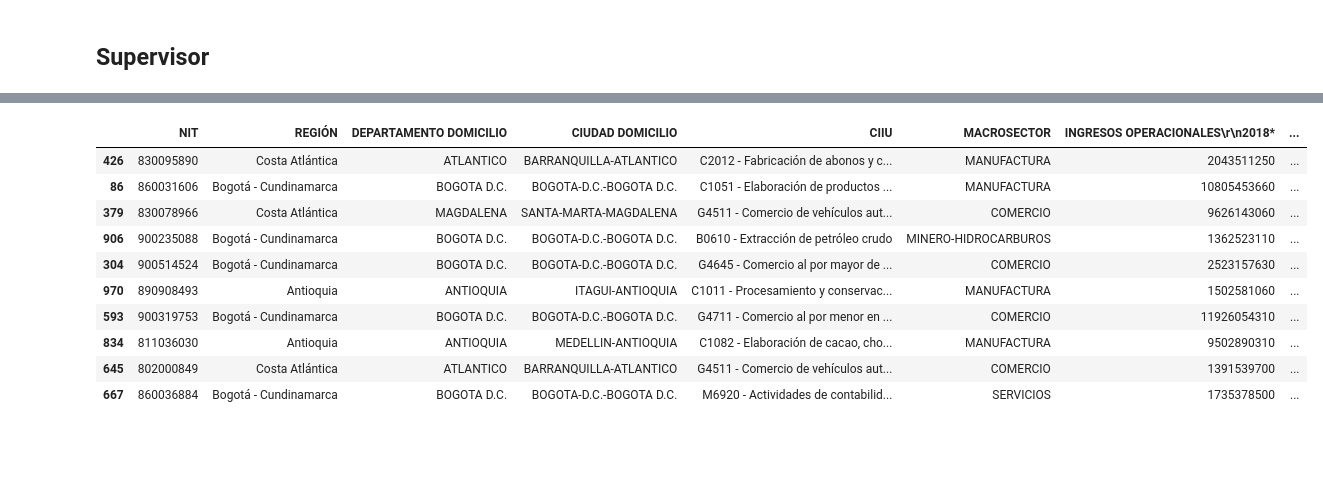
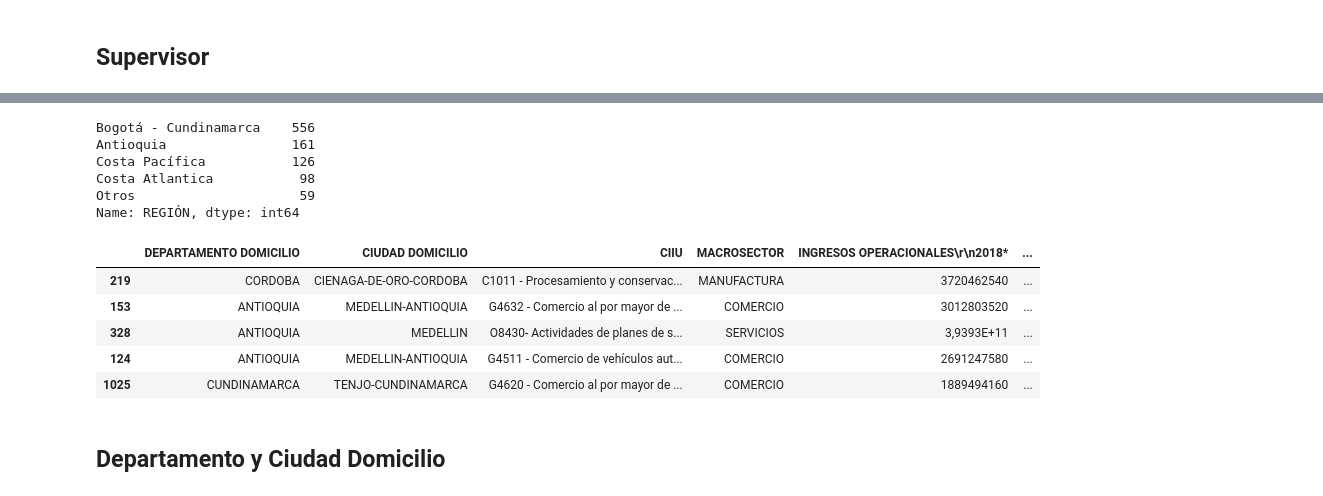
Before and after one commit to JESUSDAVIDBARRIOS/repo_labs_BI, a Jupyter notebook: lab2/entendimiento_limpieza.ipynb, the cells around one changed output, grey strips where cells are left out. Saved outputs shown, nothing was run; the diff lists cells and outputs as text; code cells hidden in the pictures; blank space fills up the shorter version.

```diff
--- a/lab2/entendimiento_limpieza.ipynb
+++ b/lab2/entendimiento_limpieza.ipynb
@@ -132,3 +127,7 @@ df.sample(10)
 # %%
+# Como se encontraron duplicados en la variable NIT, se procede a eliminarlos
+df.drop_duplicates(subset='NIT', inplace=True)
+print("Número de filas: ", df.shape[0])
+
 # Se elimina la columna 'Razon social' y 'No.' ya que no aportan información relevante
-df = df.drop(['RAZON SOCIAL', 'No.'], axis=1)
+df = df.drop(['RAZON SOCIAL', 'No.', 'NIT'], axis=1)
@@ -146,2 +147,11 @@ SUPERVIGILANCIA      9
 SUPERSUCIEDADES      4
 Name: SUPERVISOR, dtype: int64
+# %%
+# En la coluna 'SUPERVISOR' se reemplazan los valores 'SUPERSUCIEDADES' por 'SUPERSOCIEDADES'
+df['SUPERVISOR'] = df['SUPERVISOR'].replace('SUPERSUCIEDADES', 'SUPERSOCIEDADES')
+# One hot encoder para la columna supervisor
+from random import sample
+
+
+df = pd.get_dummies(df, columns=['SUPERVISOR'], prefix=['SUPERVISOR'])
+df.sample(5)
@@ -148,19 +181,32 @@ Name: SUPERVISOR, dtype: int64
+# %%
+# Se cambian valores núlos de la columna 'REGIÓN' por la moda
+df['REGIÓN'] = df['REGIÓN'].fillna(df['REGIÓN'].mode()[0])
+
+# En la columna 'REGIÓN' se reemplazan los valores 'Costa Atlántica' por 'Costa Atlantica'
+df['REGIÓN'] = df['REGIÓN'].replace('Costa Atlántica', 'Costa Atlantica')
+
+# En la columna región, dados los pocos valores para 'Eje Cafetero' y 'Centro - Oriente', se agrupan en una nueva categoría 'Otros'
+df['REGIÓN'] = df['REGIÓN'].replace(['Eje Cafetero', 'Centro - Oriente'], 'Otros')
+
+# Dar valores únicos de columna región
+df['REGIÓN'].value_counts(dropna=False)
+# %% [output]
+Bogotá - Cundinamarca    556
+Antioquia                161
+Costa Pacífica           126
+Costa Atlantica           98
+Otros                     59
+Name: REGIÓN, dtype: int64
 # %%
-# One hot encoder para la columna supervisor
-from random import sample
-
-
-df = pd.get_dummies(df, columns=['SUPERVISOR'], prefix=['SUPERVISOR'])
-df.sample(10)
+# One hot encoder para la columna región
+df = pd.get_dummies(df, columns=['REGIÓN'], prefix=['REGION'])
+df.sample(5)
 # %% [output]
-|  | NIT | REGIÓN | DEPARTAMENTO DOMICILIO | CIUDAD DOMICILIO | CIIU | MACROSECTOR | INGRESOS OPERACIONALES\r\n2018* | ... |
-| 426 | 830095890 | Costa Atlántica | ATLANTICO | BARRANQUILLA-ATLANTICO | C2012 - Fabricación de abonos y c... | MANUFACTURA | 2043511250 | ... |
-| 86 | 860031606 | Bogotá - Cundinamarca | BOGOTA D.C. | BOGOTA-D.C.-BOGOTA D.C. | C1051 - Elaboración de productos ... | MANUFACTURA | 10805453660 | ... |
-| 379 | 830078966 | Costa Atlántica | MAGDALENA | SANTA-MARTA-MAGDALENA | G4511 - Comercio de vehículos aut... | COMERCIO | 9626143060 | ... |
-| 906 | 900235088 | Bogotá - Cundinamarca | BOGOTA D.C. | BOGOTA-D.C.-BOGOTA D.C. | B0610 - Extracción de petróleo crudo | MINERO-HIDROCARBUROS | 1362523110 | ... |
-| 304 | 900514524 | Bogotá - Cundinamarca | BOGOTA D.C. | BOGOTA-D.C.-BOGOTA D.C. | G4645 - Comercio al por mayor de ... | COMERCIO | 2523157630 | ... |
-| 970 | 890908493 | Antioquia | ANTIOQUIA | ITAGUI-ANTIOQUIA | C1011 - Procesamiento y conservac... | MANUFACTURA | 1502581060 | ... |
-| 593 | 900319753 | Bogotá - Cundinamarca | BOGOTA D.C. | BOGOTA-D.C.-BOGOTA D.C. | G4711 - Comercio al por menor en ... | COMERCIO | 11926054310 | ... |
-| 834 | 811036030 | Antioquia | ANTIOQUIA | MEDELLIN-ANTIOQUIA | C1082 - Elaboración de cacao, cho... | MANUFACTURA | 9502890310 | ... |
-| 645 | 802000849 | Costa Atlántica | ATLANTICO | BARRANQUILLA-ATLANTICO | G4511 - Comercio de vehículos aut... | COMERCIO | 1391539700 | ... |
-| 667 | 860036884 | Bogotá - Cundinamarca | BOGOTA D.C. | BOGOTA-D.C.-BOGOTA D.C. | M6920 - Actividades de contabilid... | SERVICIOS | 1735378500 | ... |
+|  | DEPARTAMENTO DOMICILIO | CIUDAD DOMICILIO | CIIU | MACROSECTOR | INGRESOS OPERACIONALES\r\n2018* | ... |
+| 219 | CORDOBA | CIENAGA-DE-ORO-CORDOBA | C1011 - Procesamiento y conservac... | MANUFACTURA | 3720462540 | ... |
+| 153 | ANTIOQUIA | MEDELLIN-ANTIOQUIA | G4632 - Comercio al por mayor de ... | COMERCIO | 3012803520 | ... |
+| 328 | ANTIOQUIA | MEDELLIN | O8430- Actividades de planes de s... | SERVICIOS | 3,9393E+11 | ... |
+| 124 | ANTIOQUIA | MEDELLIN-ANTIOQUIA | G4511 - Comercio de vehículos aut... | COMERCIO | 2691247580 | ... |
+| 1025 | CUNDINAMARCA | TENJO-CUNDINAMARCA | G4620 - Comercio al por mayor de ... | COMERCIO | 1889494160 | ... |
+# %% [markdown]
+## Departamento y Ciudad Domicilio
```
Also changed, not shown: parts of 28 cells of this notebook.
